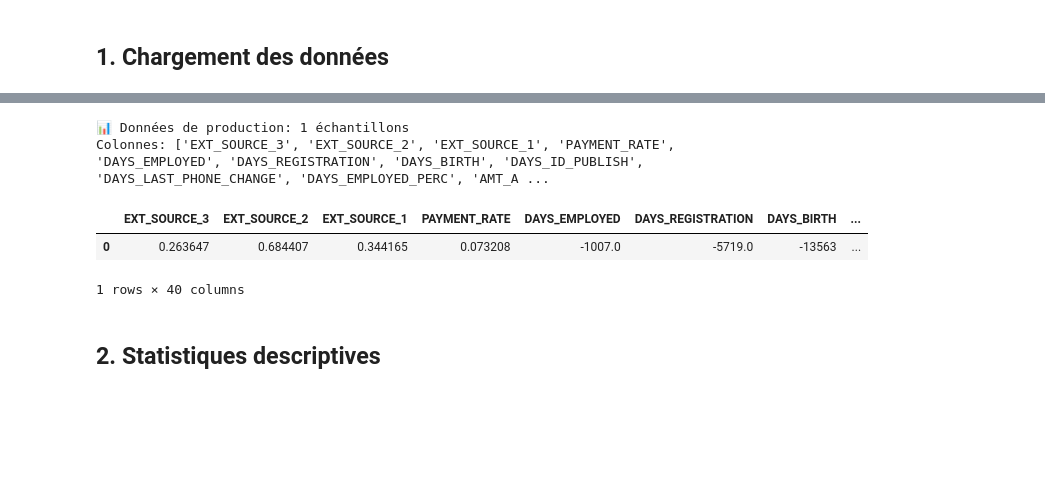
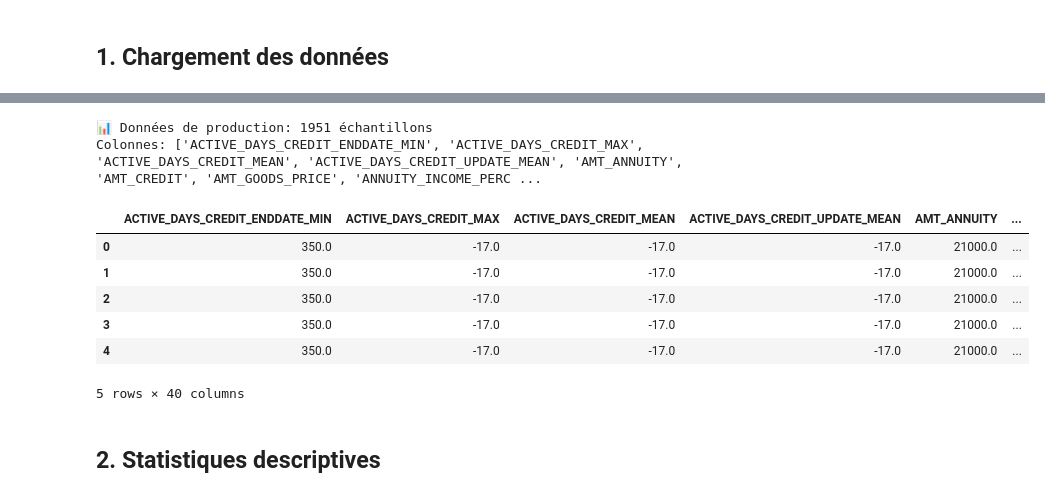
Before and after one commit to ticoraph/ReadyToSpendMonitor, a Jupyter notebook: notebooks/drift_analysis.ipynb, the cells around one changed output, grey strips where cells are left out. Drawn from its saved outputs; the diff is of its cells as text; code cells hidden in the pictures; blank space fills up the shorter version.

```diff
--- a/notebooks/drift_analysis.ipynb
+++ b/notebooks/drift_analysis.ipynb
@@ -45,23 +45,27 @@ Colonnes: ['EXT_SOURCE_3', 'EXT_SOURCE_2', 'PAYMENT_RATE', 'DAYS_EMPLOYED', 'DAY
 # %%
 # Charger les logs de production
 production_logs = []
-with open('../output/production_logs.json', 'r') as f:
+with open('../logs/production_logs.json', 'r') as f:
     for line in f:
         if line.strip():
             production_logs.append(json.loads(line))
 
 production_df = pd.DataFrame(production_logs)
 input_df = pd.json_normalize(production_df['input'])
 
 print(f"📊 Données de production: {len(input_df)} échantillons")
 print(f"Colonnes: {input_df.columns.tolist()}")
 input_df.head()
 # %% [output]
-📊 Données de production: 1 échantillons
-Colonnes: ['EXT_SOURCE_3', 'EXT_SOURCE_2', 'EXT_SOURCE_1', 'PAYMENT_RATE', 'DAYS_EMPLOYED', 'DAYS_REGISTRATION', 'DAYS_BIRTH', 'DAYS_ID_PUBLISH', 'DAYS_LAST_PHONE_CHANGE', 'DAYS_EMPLOYED_PERC', 'AMT_A ...
+📊 Données de production: 1951 échantillons
+Colonnes: ['ACTIVE_DAYS_CREDIT_ENDDATE_MIN', 'ACTIVE_DAYS_CREDIT_MAX', 'ACTIVE_DAYS_CREDIT_MEAN', 'ACTIVE_DAYS_CREDIT_UPDATE_MEAN', 'AMT_ANNUITY', 'AMT_CREDIT', 'AMT_GOODS_PRICE', 'ANNUITY_INCOME_PERC ...
-|  | EXT_SOURCE_3 | EXT_SOURCE_2 | EXT_SOURCE_1 | PAYMENT_RATE | DAYS_EMPLOYED | DAYS_REGISTRATION | DAYS_BIRTH | ... |
-| 0 | 0.263647 | 0.684407 | 0.344165 | 0.073208 | -1007.0 | -5719.0 | -13563 | ... |
+|  | ACTIVE_DAYS_CREDIT_ENDDATE_MIN | ACTIVE_DAYS_CREDIT_MAX | ACTIVE_DAYS_CREDIT_MEAN | ACTIVE_DAYS_CREDIT_UPDATE_MEAN | AMT_ANNUITY | ... |
+| 0 | 350.0 | -17.0 | -17.0 | -17.0 | 21000.0 | ... |
+| 1 | 350.0 | -17.0 | -17.0 | -17.0 | 21000.0 | ... |
+| 2 | 350.0 | -17.0 | -17.0 | -17.0 | 21000.0 | ... |
+| 3 | 350.0 | -17.0 | -17.0 | -17.0 | 21000.0 | ... |
+| 4 | 350.0 | -17.0 | -17.0 | -17.0 | 21000.0 | ... |
-1 rows × 40 columns
+5 rows × 40 columns
 # %% [markdown]
 ## 2. Statistiques descriptives
 # %%
```
Also changed, not shown: parts of 4 cells of this notebook, 8 other files.
